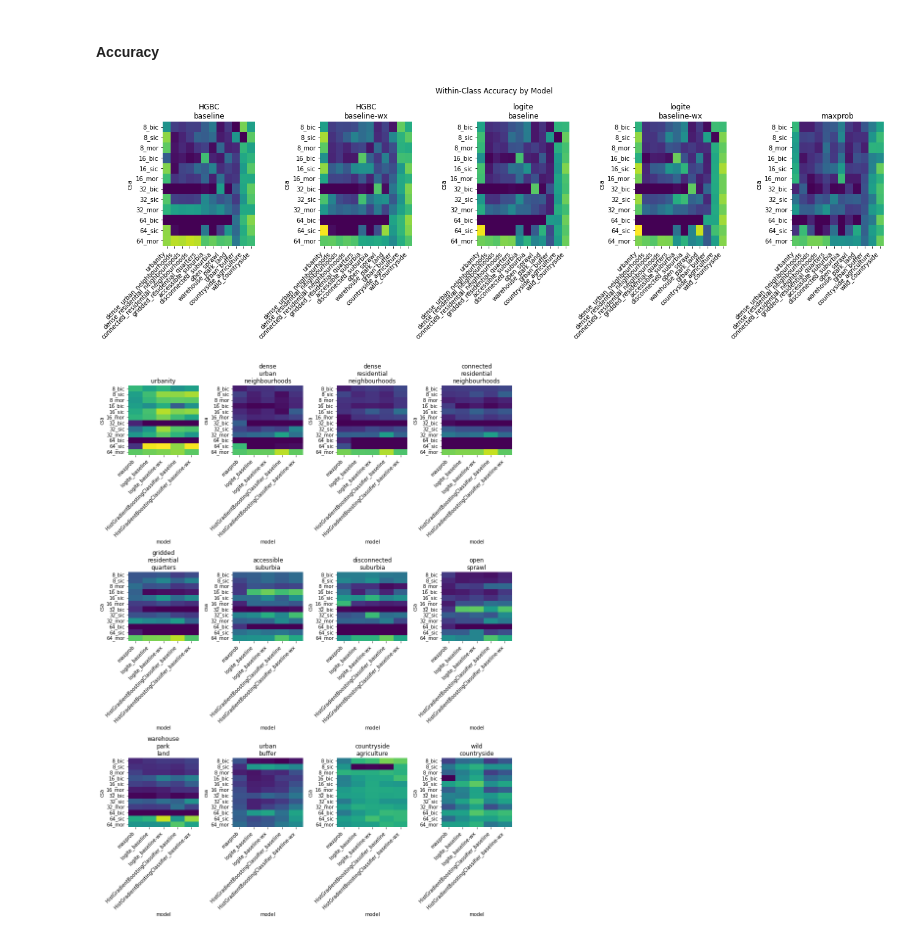
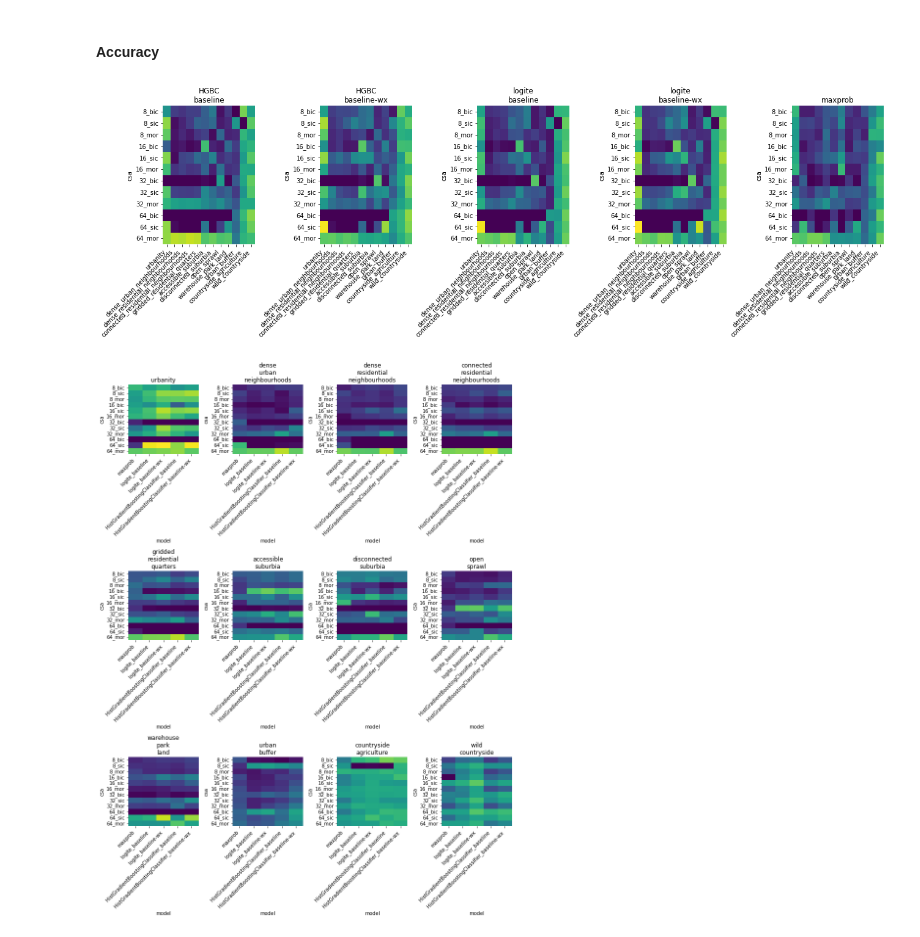
Before and after one commit to urbangrammarai/signature_ai, a Jupyter notebook: ai_experiments/production_model_performance.ipynb, the cells around one changed output. Saved outputs shown, nothing was run; the diff lists cells and outputs as text; code cells hidden in the pictures.

```diff
--- a/ai_experiments/production_model_performance.ipynb
+++ b/ai_experiments/production_model_performance.ipynb
@@ -368,35 +372,36 @@ for csam in metrics.index:
     scores = pandas.Series(
         metrics[csam]['perf_within_class_accuracy_val'],
         metrics[csam]['meta_class_names']
     )
     cba.append({'csa': csa, 'model': model, 'scores': scores})
 cba = pandas.DataFrame(cba).pivot('csa', 'model', 'scores')
 
 f, axs = plt.subplots(1, cba.shape[1], figsize=(18, 6))
 maxval = cba.applymap(np.max).values.max()
 for model in range(cba.shape[1]):
     ax = axs[model]
     h = sns.heatmap(
         pandas.DataFrame(
             cba[cba.columns[model]].tolist(), cba.index
         ).reindex(csa_order),
         vmax=maxval,
         cbar=False,
         cmap='viridis',
         ax=ax
     )
     h.set_xticklabels(h.get_xticklabels(), rotation = 45, ha="right")
     model_title = cba.columns[model].replace(
         'HistGradientBoostingClassifier', 'HGBC'
     ).replace(
         '_', '\n'
     )
     ax.set_title(model_title)
-plt.suptitle('Within-Class Accuracy by Model')
+#plt.suptitle('Within-Class Accuracy by Model')
 plt.tight_layout()
+plt.savefig('/home/jovyan/wc_accuracy_x_model.png', dpi=300)
 plt.show()
 # %% [output]
-[figure, old version]
+[figure, new version]
 # %%
 tmp = pandas.DataFrame(cba.stack().tolist(), cba.stack().index)
 f, axs = plt.subplots(3, 4, figsize=(12, 16))
```
Also changed, not shown: parts of 52 cells of this notebook, 1 other file.
